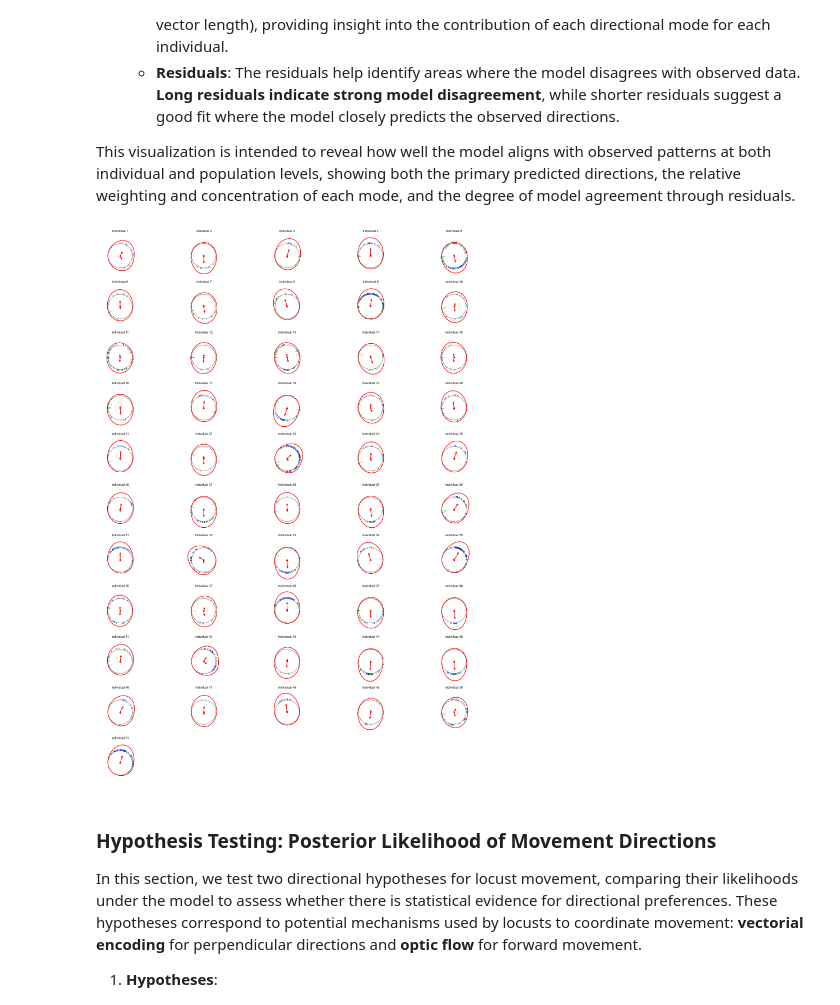
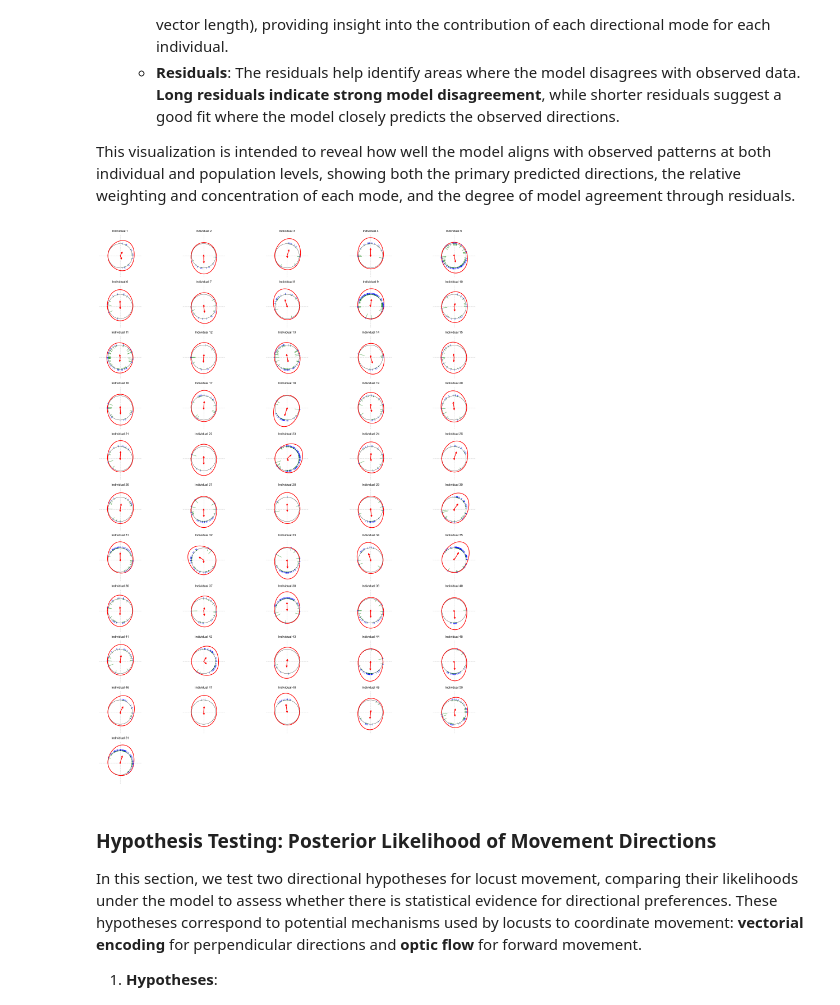
Before and after one commit to jgraving/sayin_locust_mixture_model, a Jupyter notebook: locust_mixture_model.ipynb, the cells around one changed output. Drawn from its saved outputs; the diff is of its cells as text; code cells hidden in the pictures.

```diff
--- a/locust_mixture_model.ipynb
+++ b/locust_mixture_model.ipynb
@@ -1239,6 +1591,13 @@ for idx, individual in enumerate(np.unique(individuals)):
 
 # Plot the mixture PDF across the full angle range for normalization
 for idx, individual in enumerate(np.unique(individuals)):
+
+    # Add light gray lines for main angles (0 to π and π/2 to -π/2)
+    axs[idx].plot([0, 0], [0, edge_radius + max_pdf_global * 1.2], color="lightgray", linestyle="--", linewidth=0.8)
+    axs[idx].plot([np.pi, np.pi], [0, edge_radius + max_pdf_global * 1.2], color="lightgray", linestyle="--", linewidth=0.8)
+    axs[idx].plot([np.pi / 2, np.pi / 2], [0, edge_radius + max_pdf_global * 1.2], color="lightgray", linestyle="--", linewidth=0.8)
+    axs[idx].plot([-np.pi / 2, -np.pi / 2], [0, edge_radius + max_pdf_global * 1.2], color="lightgray", linestyle="--", linewidth=0.8)
+
     individual_data = directions[individuals == individual]
 
     # Extract the mean parameters for this individual
@@ -1281,7 +1640,6 @@ for idx, individual in enumerate(np.unique(individuals)):
         '', xy=(mu_ind[1], arrow_length_2), xytext=(0, 0),
         arrowprops=dict(facecolor='red', edgecolor='red', arrowstyle='->', lw=1.5, shrinkA=0, shrinkB=0)
     )
-    axs[idx].plot([0, 0], [0, 0], 'r.')
 
     # Calculate residuals for observed data using normalized inverted log-PDF values
     residual_angles = []
@@ -1299,35 +1657,36 @@ for idx, individual in enumerate(np.unique(individuals)):
         normalized_inverted_value = inverted_pdf_value / normalization_factor
 
         # Calculate residual as the difference between observed position and normalized inverted value
         residual = edge_radius - (edge_radius + normalized_inverted_value)
         residual_angles.append((angle, residual))
 
     # Plot residuals as short green lines extending from observed data points
     for angle, residual in residual_angles:
-        axs[idx].plot([angle, angle], [edge_radius + line_length, edge_radius + line_length + residual],
+        axs[idx].plot([angle, angle], [edge_radius, edge_radius + residual],
                       color="green", alpha=0.6, linewidth=1, linestyle='-', label="Residuals" if idx == 0 else "")
 
     # Add custom circular outline
     outer_circle = Circle((0, 0), edge_radius, transform=axs[idx].transData._b, color="black", fill=False, linewidth=0.5)
     axs[idx].add_artist(outer_circle)
 
     # Set plot limits and titles with global max PDF scaling
     axs[idx].set_ylim(0, edge_radius + max_pdf_global * 1.2)
     axs[idx].set_title(f"Individual {individual + 1}", fontsize=8)
     axs[idx].set_xticks([])
     axs[idx].set_yticks([])
 
     # Remove the default polar frame
     axs[idx].spines['polar'].set_visible(False)
 
+
 # Hide unused subplots
 for ax in axs[len(np.unique(individuals)):]:
     ax.set_visible(False)
 
 plt.tight_layout()
 plt.show()
 # %% [output]
-[figure, old version]
+[figure, new version]
 # %% [markdown]
 ### Hypothesis Testing: Posterior Likelihood of Movement Directions
 
```
Also changed, not shown: parts of 19 cells of this notebook.
